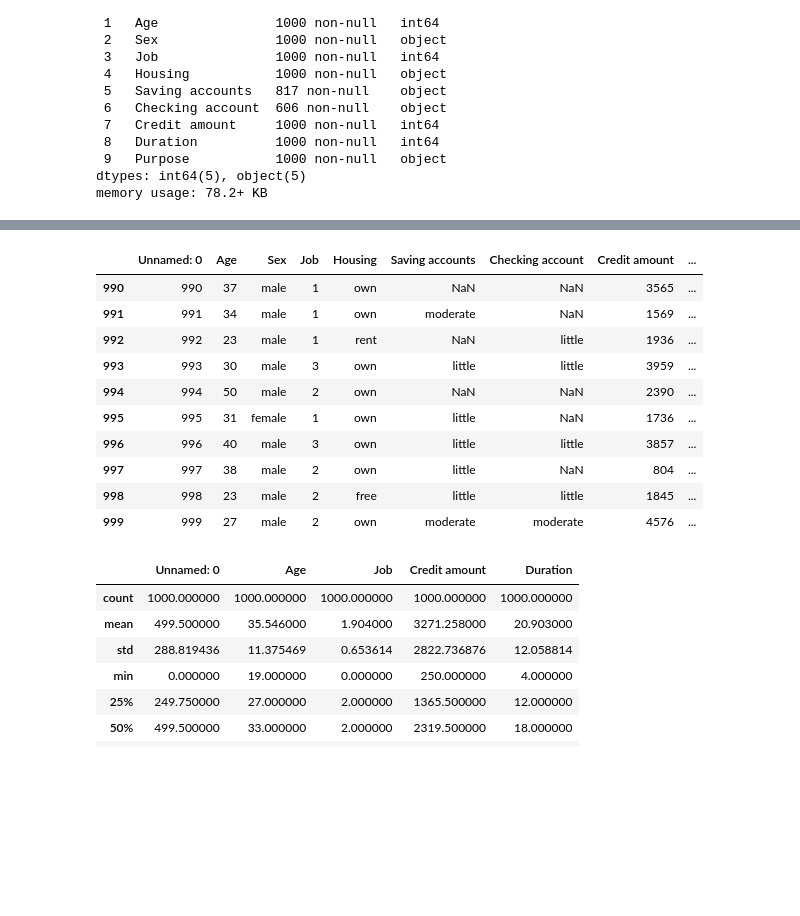
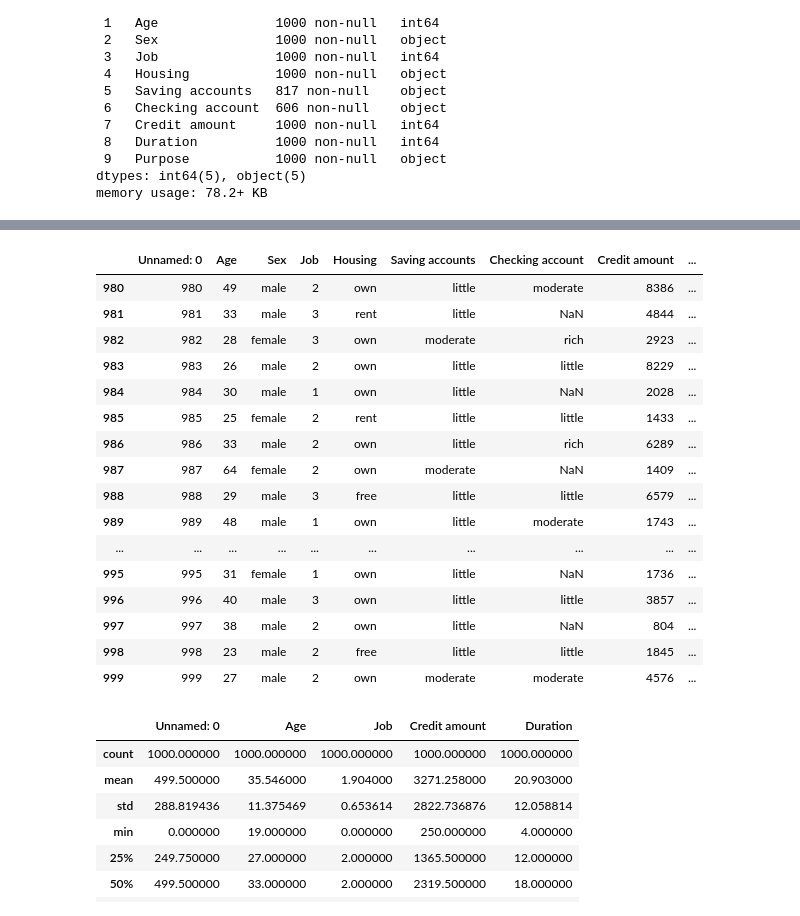
Before and after one commit to TC851/Data-Science-Credit-Risk-Prediction, a Jupyter notebook: Credit Risk Prediction.ipynb, the cells around one changed output, grey strips where cells are left out. Drawn from its saved outputs; the diff is of its cells as text; code cells hidden in the pictures; blank space fills up the shorter version.

```diff
--- a/Credit Risk Prediction.ipynb
+++ b/Credit Risk Prediction.ipynb
@@ -45,12 +51,18 @@ data_df.head(10)
 # %%
-data_df.tail(10)
+data_df.tail(20)
 # %% [output]
 |  | Unnamed: 0 | Age | Sex | Job | Housing | Saving accounts | Checking account | Credit amount | ... |
-| 990 | 990 | 37 | male | 1 | own | NaN | NaN | 3565 | ... |
-| 991 | 991 | 34 | male | 1 | own | moderate | NaN | 1569 | ... |
-| 992 | 992 | 23 | male | 1 | rent | NaN | little | 1936 | ... |
-| 993 | 993 | 30 | male | 3 | own | little | little | 3959 | ... |
-| 994 | 994 | 50 | male | 2 | own | NaN | NaN | 2390 | ... |
+| 980 | 980 | 49 | male | 2 | own | little | moderate | 8386 | ... |
+| 981 | 981 | 33 | male | 3 | rent | little | NaN | 4844 | ... |
+| 982 | 982 | 28 | female | 3 | own | moderate | rich | 2923 | ... |
+| 983 | 983 | 26 | male | 2 | own | little | little | 8229 | ... |
+| 984 | 984 | 30 | male | 1 | own | little | NaN | 2028 | ... |
+| 985 | 985 | 25 | female | 2 | rent | little | little | 1433 | ... |
+| 986 | 986 | 33 | male | 2 | own | little | rich | 6289 | ... |
+| 987 | 987 | 64 | female | 2 | own | moderate | NaN | 1409 | ... |
+| 988 | 988 | 29 | male | 3 | free | little | little | 6579 | ... |
+| 989 | 989 | 48 | male | 1 | own | little | moderate | 1743 | ... |
+| ... | ... | ... | ... | ... | ... | ... | ... | ... | ... |
 | 995 | 995 | 31 | female | 1 | own | little | NaN | 1736 | ... |
 | 996 | 996 | 40 | male | 3 | own | little | little | 3857 | ... |
 | 997 | 997 | 38 | male | 2 | own | little | NaN | 804 | ... |
```
Also changed, not shown: parts of 5 cells of this notebook.
